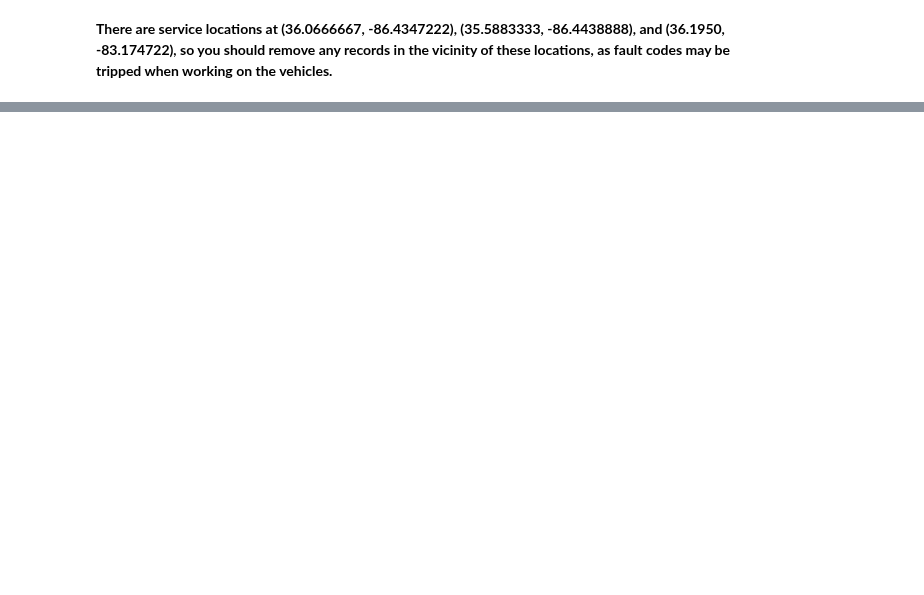
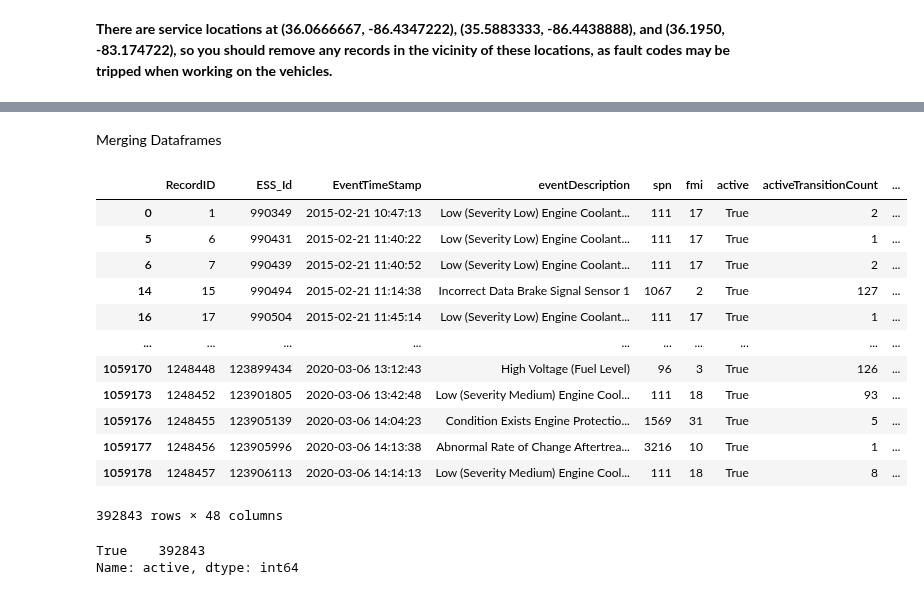
Before and after one commit to KagonDeans/big-g-ml-convoy, a Jupyter notebook: notebooks/kd_transformation_bg.ipynb, the cells around one changed output, grey strips where cells are left out. Cells and saved outputs as stored; diff of their text form; code cells hidden in the pictures; blank space fills up the shorter version.

```diff
--- a/notebooks/kd_transformation_bg.ipynb
+++ b/notebooks/kd_transformation_bg.ipynb
@@ -160,0 +133,32 @@ pd.to_datetime(faults['LocationTimeStamp],
+# %% [markdown]
+Merging Dataframes
+# %%
+faults_diagnostics = pd.merge(faults, diagnostics, left_on='RecordID', right_on='FaultId')
+# %%
+diag_features=['FaultId', 'AcceleratorPedal', 'BarometricPressure', 'CruiseControlSetSpeed', 'DistanceLtd',
+               'EngineCoolantTemperature', 'EngineLoad', 'EngineOilPressure','EngineOilTemperature',
+               'EngineRpm', 'EngineTimeLtd', 'FuelLevel', 'FuelLtd', 'FuelRate', 'IntakeManifoldTemperature',
+               'LampStatus', 'Speed', 'TurboBoostPressure', 'CruiseControlActive_True', 'IgnStatus_True', 'ParkingBrake_True']
+# %%
+diagnostics_drop = faults_diagnostics.dropna(subset = diag_features)
+# %%
+diagnostics_drop
+# %% [output]
+|  | RecordID | ESS_Id | EventTimeStamp | eventDescription | spn | fmi | active | activeTransitionCount | ... |
+| 0 | 1 | 990349 | 2015-02-21 10:47:13 | Low (Severity Low) Engine Coolant... | 111 | 17 | True | 2 | ... |
+| 5 | 6 | 990431 | 2015-02-21 11:40:22 | Low (Severity Low) Engine Coolant... | 111 | 17 | True | 1 | ... |
+| 6 | 7 | 990439 | 2015-02-21 11:40:52 | Low (Severity Low) Engine Coolant... | 111 | 17 | True | 2 | ... |
+| 14 | 15 | 990494 | 2015-02-21 11:14:38 | Incorrect Data Brake Signal Sensor 1 | 1067 | 2 | True | 127 | ... |
+| 16 | 17 | 990504 | 2015-02-21 11:45:14 | Low (Severity Low) Engine Coolant... | 111 | 17 | True | 1 | ... |
+| ... | ... | ... | ... | ... | ... | ... | ... | ... | ... |
+| 1059170 | 1248448 | 123899434 | 2020-03-06 13:12:43 | High Voltage (Fuel Level) | 96 | 3 | True | 126 | ... |
+| 1059173 | 1248452 | 123901805 | 2020-03-06 13:42:48 | Low (Severity Medium) Engine Cool... | 111 | 18 | True | 93 | ... |
+| 1059176 | 1248455 | 123905139 | 2020-03-06 14:04:23 | Condition Exists Engine Protectio... | 1569 | 31 | True | 5 | ... |
+| 1059177 | 1248456 | 123905996 | 2020-03-06 14:13:38 | Abnormal Rate of Change Aftertrea... | 3216 | 10 | True | 1 | ... |
+| 1059178 | 1248457 | 123906113 | 2020-03-06 14:14:13 | Low (Severity Medium) Engine Cool... | 111 | 18 | True | 8 | ... |
+392843 rows × 48 columns
+# %%
+diagnostics_drop['active'].value_counts()
+# %% [output]
+True    392843
+Name: active, dtype: int64
```
Also changed, not shown: parts of 28 cells of this notebook.
